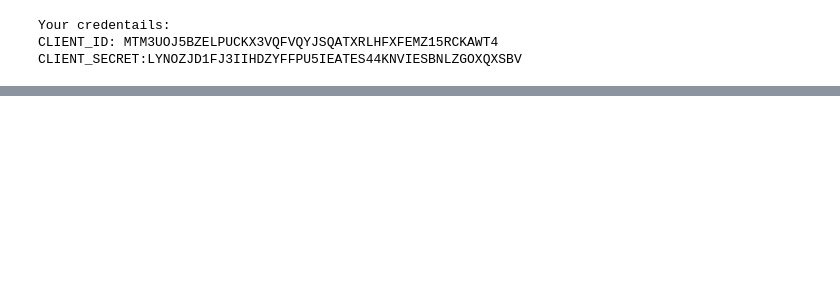
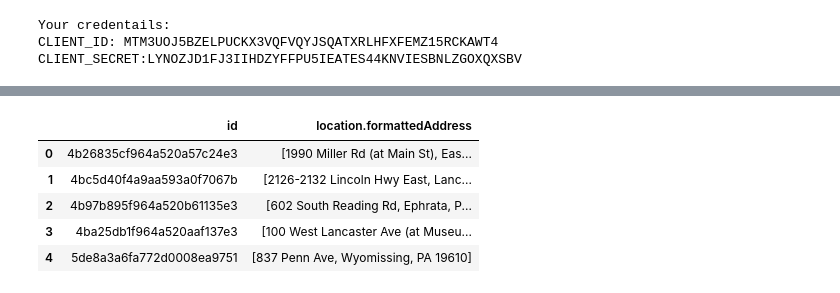
Before and after one commit to eddc30/Coursera_Capstone, a Jupyter notebook: edward curtin capstone notebook.ipynb, the cells around one changed output, grey strips where cells are left out. Saved outputs shown, nothing was run; the diff lists cells and outputs as text; code cells hidden in the pictures; blank space fills up the shorter version.

```diff
--- a/edward curtin capstone notebook.ipynb
+++ b/edward curtin capstone notebook.ipynb
@@ -124,0 +740,10 @@ dataframe_sheetz.head()
+# %%
+dfWawa_clean=dfWawa_Total[['id','location.formattedAddress']]
+dfWawa_clean.head()
+# %% [output]
+|  | id | location.formattedAddress |
+| 0 | 4b26835cf964a520a57c24e3 | [1990 Miller Rd (at Main St), Eas... |
+| 1 | 4bc5d40f4a9aa593a0f7067b | [2126-2132 Lincoln Hwy East, Lanc... |
+| 2 | 4b97b895f964a520b61135e3 | [602 South Reading Rd, Ephrata, P... |
+| 3 | 4ba25db1f964a520aaf137e3 | [100 West Lancaster Ave (at Museu... |
+| 4 | 5de8a3a6fa772d0008ea9751 | [837 Penn Ave, Wyomissing, PA 19610] |
```
Also changed, not shown: parts of 13 cells of this notebook.
